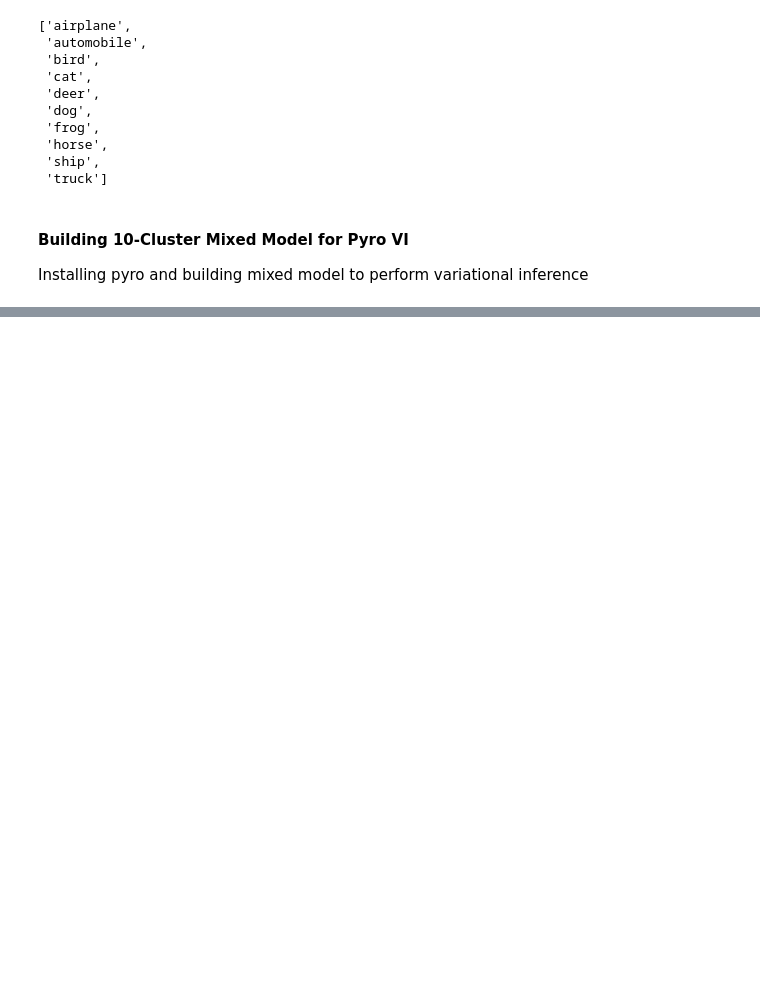
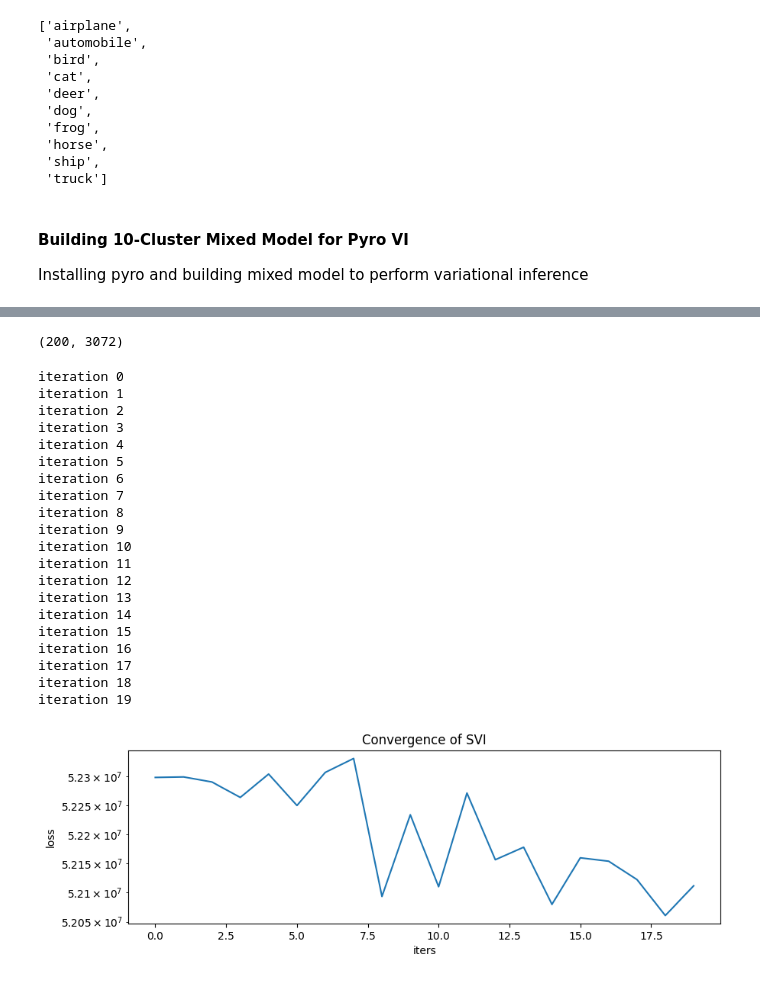
Before and after one commit to seichang00/ml-variational-inference-genomics, a Jupyter notebook: variational_bayes.ipynb, the cells around one changed output, grey strips where cells are left out. Cells and saved outputs as stored; diff of their text form; code cells hidden in the pictures; blank space fills up the shorter version.

```diff
--- a/variational_bayes.ipynb
+++ b/variational_bayes.ipynb
@@ -119,0 +194,70 @@ Successfully installed pyro-api-0.1.2 pyro-ppl-1.8.2
+# %%
+#build auto guide (variational distribution)
+from pyro.infer.autoguide import AutoDelta
+from pyro import poutine
+
+# def init_loc_fn(site):
+#     if site["name"] == "theta":
+#         return torch.ones(k) / k #uniform weights
+#     elif site["name"] == "eta":
+#         return (data.var() / 2).sqrt()
+#     elif site["name"] == "beta":
+#         return data[torch.multinomial(len(data)) / len(data), k)]
+#     raise ValueError(site["name"])
+
+auto_guide = AutoDelta(poutine.block(model, expose=['theta', 'beta', 'eta']))
+        # ,init_loc_fn=init_loc_fn)
+# %%
+data_batches[1]['data'][:200,].shape
+# %% [output]
+(200, 3072)
+# %%
+#perform stochastic variational inference
+
+adam_lr = 0.05
+num_iters = 20
+
+# set up the optimizer
+adam_params = {"lr": adam_lr}
+optimizer = Adam(adam_params)
+
+# setup the inference algorithm
+svi = SVI(model, auto_guide, optimizer, loss=Trace_ELBO())
+pyro.clear_param_store()
+
+losses = []
+training_data = torch.from_numpy(data_batches[1]['data'][:2,])
+# do gradient steps
+for step in range(num_iters):
+    print("iteration {}".format(step))
+    loss = svi.step(training_data)
+    losses.append(loss)
+
+plt.figure(figsize=(10,3), dpi=100).set_facecolor('white')
+plt.plot(losses)
+plt.xlabel('iters')
+plt.ylabel('loss')
+plt.yscale('log')
+plt.title('Convergence of SVI');
+# %% [output]
+iteration 0
+iteration 1
+iteration 2
+iteration 3
+iteration 4
+iteration 5
+iteration 6
+iteration 7
+iteration 8
+iteration 9
+iteration 10
+iteration 11
+iteration 12
+iteration 13
+iteration 14
+iteration 15
+iteration 16
+iteration 17
+iteration 18
+iteration 19
+[figure, added]
```
Also changed, not shown: parts of 7 cells of this notebook.
